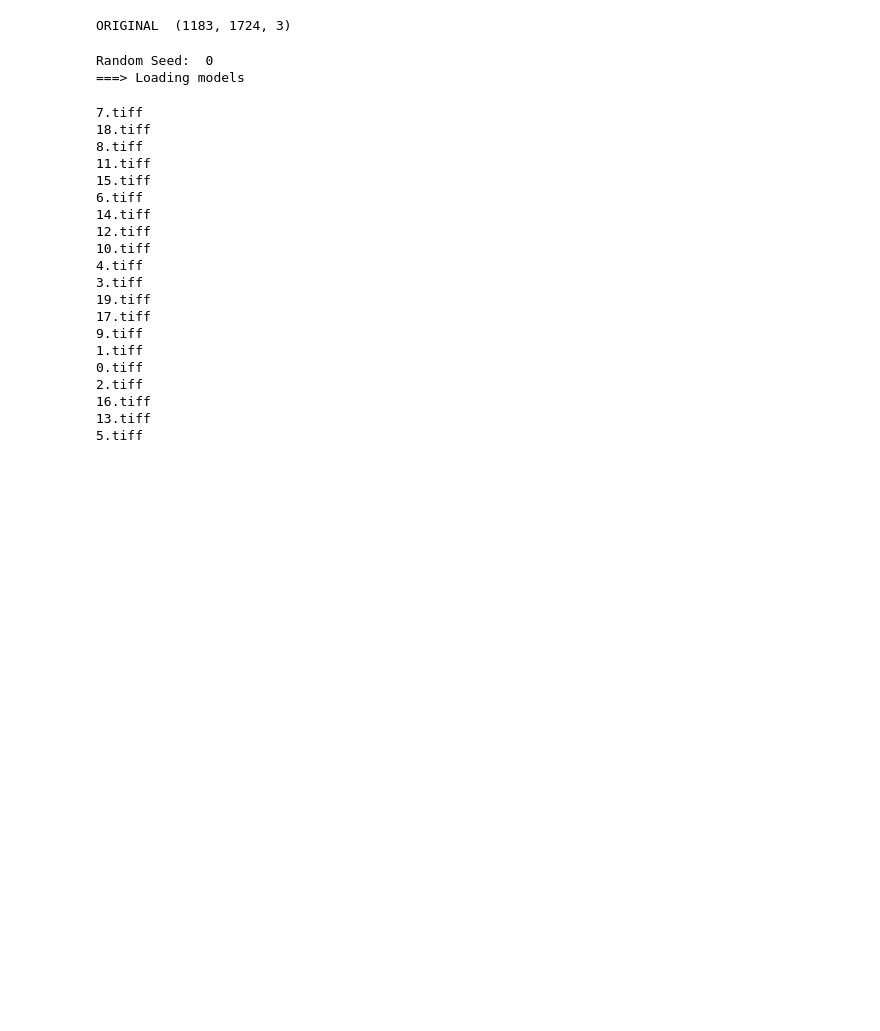
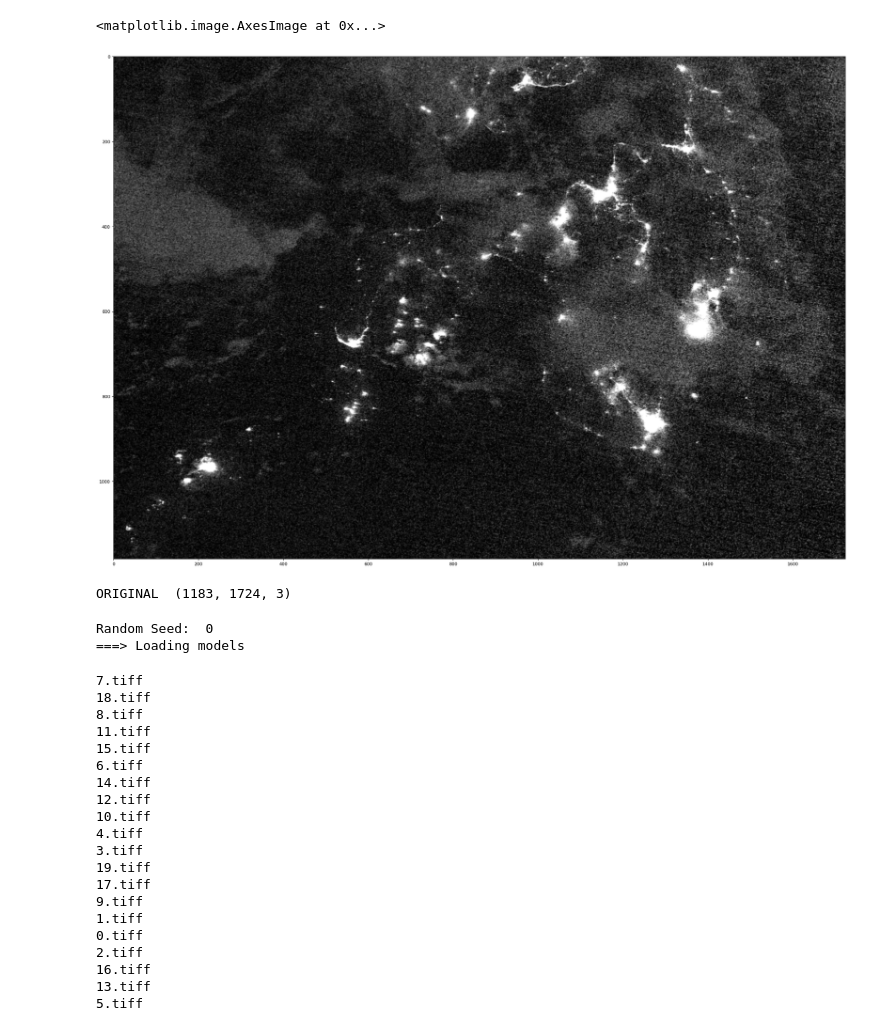
Before and after one commit to Martinnavs/VIIRS_SpA-GAN_for_cloud_removal, a Jupyter notebook: Prediction Script.ipynb, the cells around one changed output. Drawn from its saved outputs; the diff is of its cells as text; code cells hidden in the pictures; blank space fills up the shorter version.

```diff
--- a/Prediction Script.ipynb
+++ b/Prediction Script.ipynb
@@ -4,8 +4,8 @@ import matplotlib.pyplot as plt
 import numpy as np
 import os
 
-input_img = 'Sample VIIRS/jan921.tiff'
-output_img = 'Sample VIIRS/sample.tiff'
+input_img = 'sample_viirs/jan921.tiff'
+output_img = 'sample_viirs/sample.tiff'
 
 # img = cv.imread('Sample VIIRS/jan721.tiff')
 img = cv.imread(input_img)
@@ -17,6 +17,12 @@ if os.path.exists("prediction_inputs"):
     os.system("rm -r prediction_inputs/")
 os.mkdir("prediction_inputs")
 os.mkdir("prediction_inputs/cloudy_image")
+# %%
+fig = plt.figure(figsize=(30, 30),dpi=80)
+plt.imshow(img)
+# %% [output]
+<matplotlib.image.AxesImage at 0x...>
+[figure, added]
 # %%
 i = 0
 arr = []
```
Also changed, not shown: parts of 3 cells of this notebook, 19 other files.
